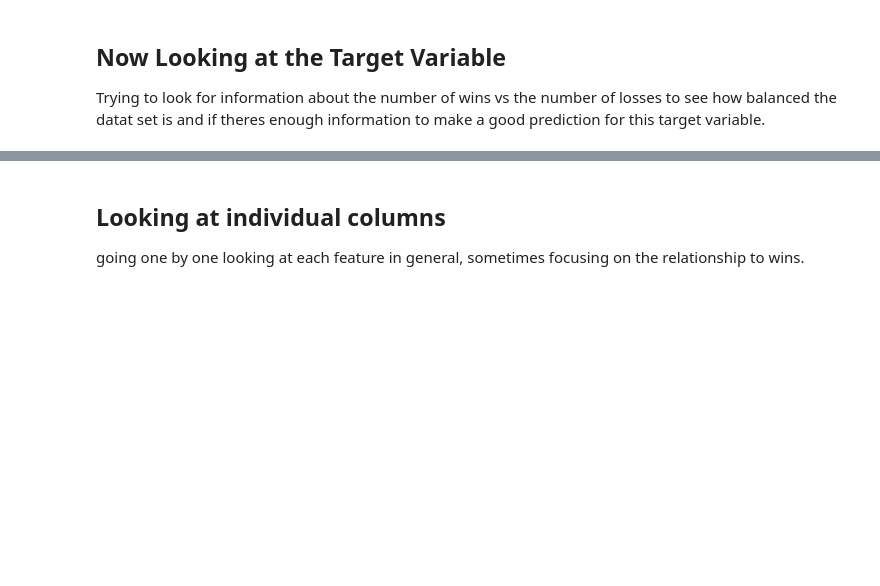
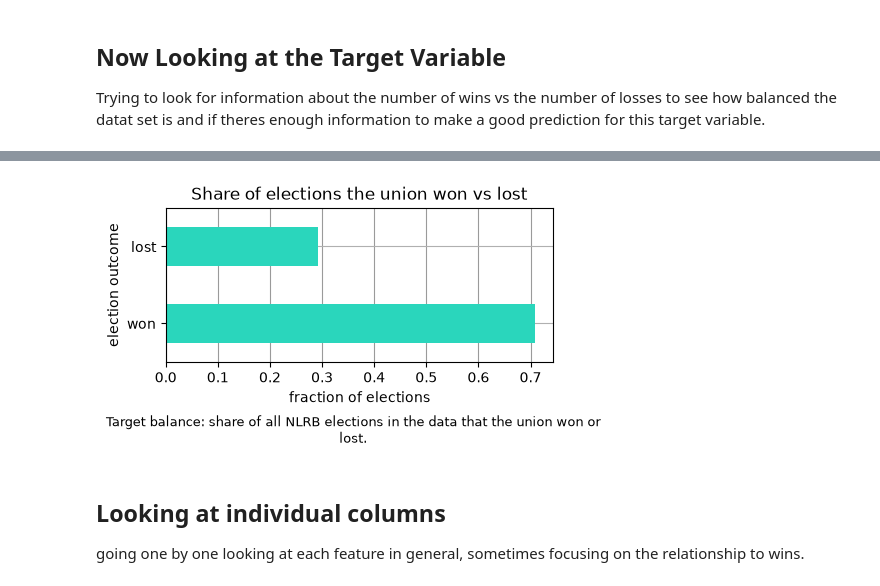
Before and after one commit to jiangisabella/Placeholder-Data1030, a Jupyter notebook: src/combined_eda.ipynb, the cells around one changed output, grey strips where cells are left out. Cells and saved outputs as stored; diff of their text form; code cells hidden in the pictures; blank space fills up the shorter version.

Commit message:
deleting figures, adjusted eda

```diff
--- a/src/combined_eda.ipynb
+++ b/src/combined_eda.ipynb
@@ -12,20 +12,13 @@ import matplotlib.pyplot as plt
 
 pd.set_option('display.width', 200)
 
-# same look for every figure: no top/right border, light grid behind the data
-plt.rcParams['axes.spines.top'] = False
-plt.rcParams['axes.spines.right'] = False
-plt.rcParams['axes.grid'] = True
-plt.rcParams['grid.color'] = '#e6e6e6'
-plt.rcParams['axes.axisbelow'] = True
-
-BLUE = '#2a78d6'        # main color
-LIGHT_BLUE = '#86b6ef'  # lighter step of the same blue, for ordered pairs (e.g. faster / slower)
-ORANGE = '#eb6834'      # contrast color (e.g. won vs lost)
-GRAY = '#9a9a9a'        # reference lines and context
+MAIN = "#2ad6bc"        # main color
+LIGHT = "#f58fa9"  # lighter step of the same blue, for ordered pairs (e.g. faster / slower)
+CONTRAST = '#eb6834'      # contrast color (e.g. won vs lost) and reference lines
+GRID = '#9a9a9a'        # grid lines
 
 
 df = pd.read_csv("../data/elections_clean.csv")
-print(df.head())
+display(df.head())
 # column types and missing values
 print(df.info())
@@ -31,0 +56,5 @@ print(df.info())
+# %%
+df['election_date'] = pd.to_datetime(df['election_date'])
+df['year'] = df['election_date'].dt.year
+df['month'] = df['election_date'].dt.month   # 1 = January
+print(df['year'].value_counts().sort_index())
@@ -51,9 +165,15 @@ print(df['union_won'].value_counts(normalize=True).round(3))
 # %%
 plt.figure(figsize=(5,2))
-df['union_won'].map({1: 'won', 0: 'lost'}).value_counts(normalize=True).plot.barh(color=BLUE)
+df['union_won'].map({1: 'won', 0: 'lost'}).value_counts(normalize=True).plot.barh(color=MAIN)
 plt.xlabel('fraction of elections')
-plt.ylabel('')
+plt.ylabel('election outcome')
+plt.title('Share of elections the union won vs lost')
+plt.grid(axis='x', color=GRID)
+plt.gca().set_axisbelow(True)   # grid behind the bars
+plt.figtext(0.5, -0.15, 'Target balance: share of all NLRB elections in the data that the union won or lost.', ha='center', va='top', fontsize=9, wrap=True)
 plt.show()
+# %% [output]
+[figure, added]
 # %% [markdown]
 ## Looking at individual columns
 
```
Also changed, not shown: parts of 53 cells of this notebook, 23 other files.
